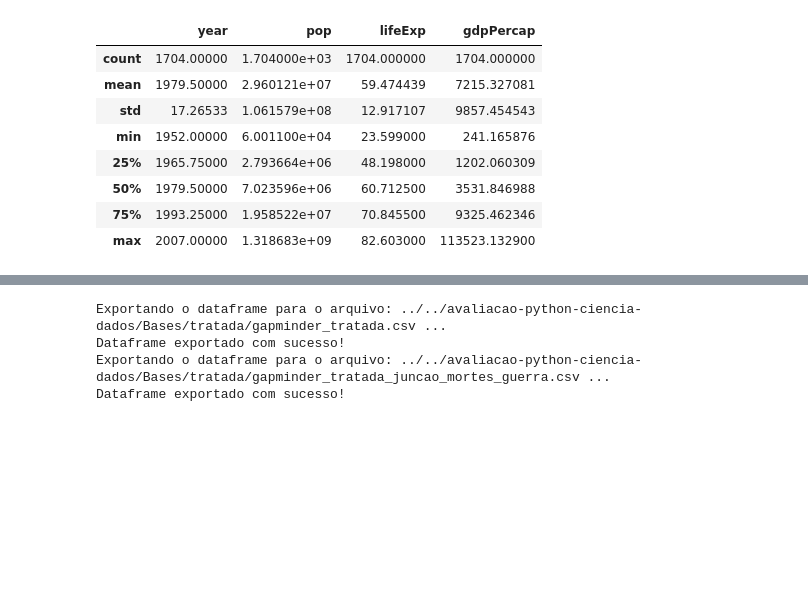
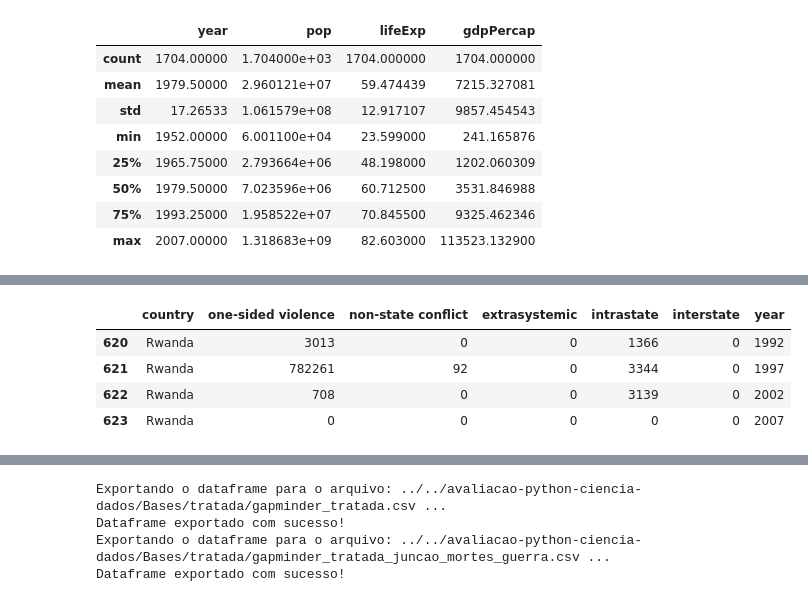
Before and after one commit to brunobgcardoso/avaliacao-python-ciencia-dados, a Jupyter notebook: src/Principal.ipynb, the cells around one changed output, grey strips where cells are left out. Cells and saved outputs as stored; diff of their text form; code cells hidden in the pictures; blank space fills up the shorter version.

```diff
--- a/src/Principal.ipynb
+++ b/src/Principal.ipynb
@@ -258,0 +225,13 @@ Dimensão: (7632, 8)
+# %%
+# Validando o caso de Rwanda pra ver se deu tudo certo
+filtro = mortes_guerra['country'] == 'Rwanda'
+ausentes = mortes_guerra[filtro].index
+mortes_guerra.loc[ausentes].head(30)
+
+# A soma pra Rwanda deu bom \o/
+# %% [output]
+|  | country | one-sided violence | non-state conflict | extrasystemic | intrastate | interstate | year |
+| 620 | Rwanda | 3013 | 0 | 0 | 1366 | 0 | 1992 |
+| 621 | Rwanda | 782261 | 92 | 0 | 3344 | 0 | 1997 |
+| 622 | Rwanda | 708 | 0 | 0 | 3139 | 0 | 2002 |
+| 623 | Rwanda | 0 | 0 | 0 | 0 | 0 | 2007 |
```
Also changed, not shown: parts of 16 cells of this notebook, 3 other files.
